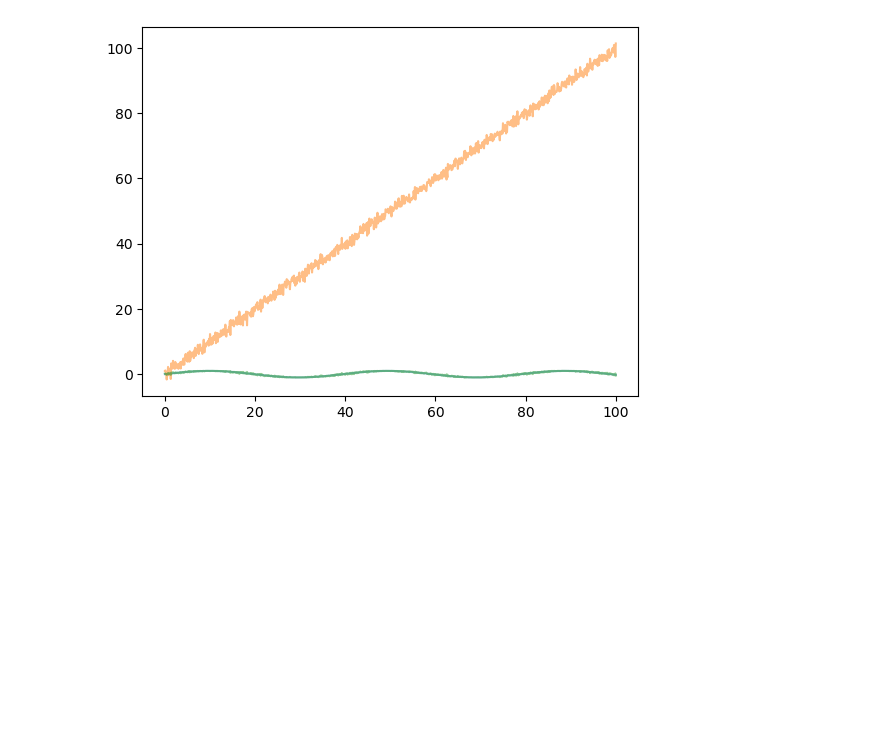
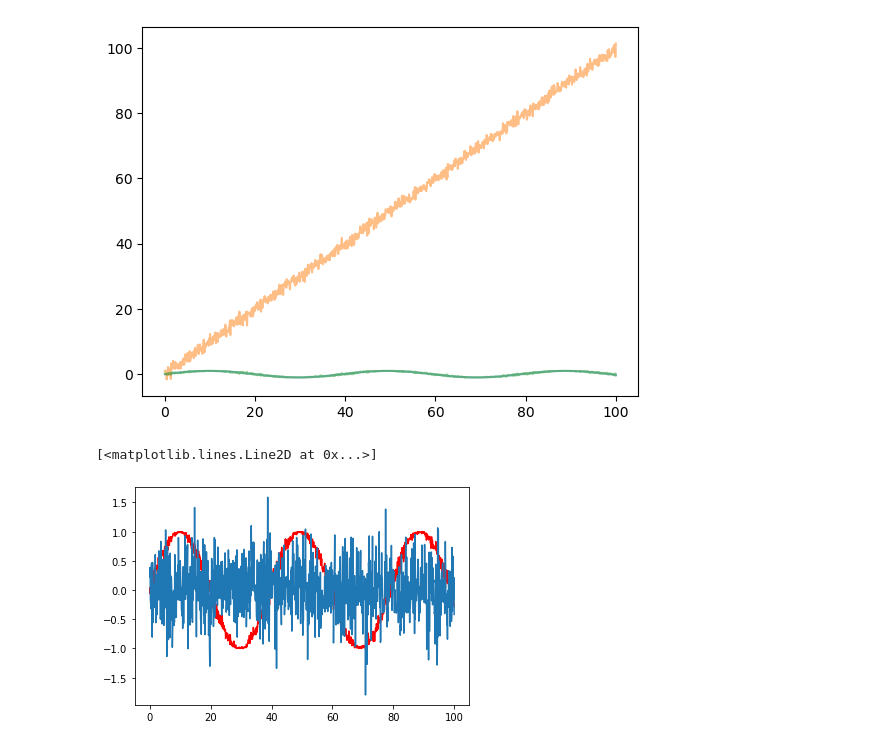
Before and after one commit to QML-GW22/QCNN, a Jupyter notebook: QCNN/Noise maker.ipynb, the cells around one changed output. Cells and saved outputs as stored; diff of their text form; code cells hidden in the pictures; blank space fills up the shorter version.

Commit message:
created loop for genearing signal/noise

```diff
--- a/QCNN/Noise maker.ipynb
+++ b/QCNN/Noise maker.ipynb
@@ -30,3 +30,26 @@ plt.show()
 #5000 noise
 
 #5000 signal + noise
+# %%
+##. Generate signal and nosie
+
+x = np.linspace(0,100,1000)
+for i in range(0,10000):
+
+    j=np.random.uniform(0,1)
+    noise = np.random.normal(0,j,1000)
+
+    if i > 5000:
+        #print('yes')
+        output_noise=noise
+    else:
+        x_noise = x + noise
+        y = np.sin(x/(2*np.pi))
+        y_noise = np.sin(x_noise/(2*np.pi))
+        output_noise=y_noise
+# %%
+plt.plot(x,output_noise,color='r')
+plt.plot(x,jjj)
+# %% [output]
+[<matplotlib.lines.Line2D at 0x...>]
+[figure, added]
```
